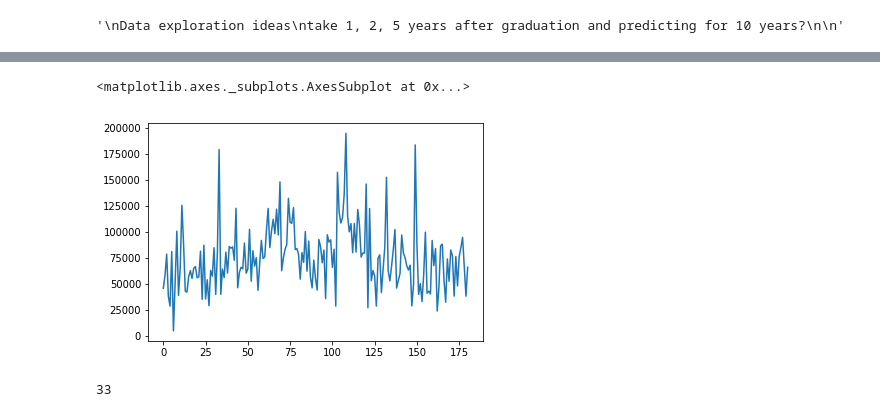
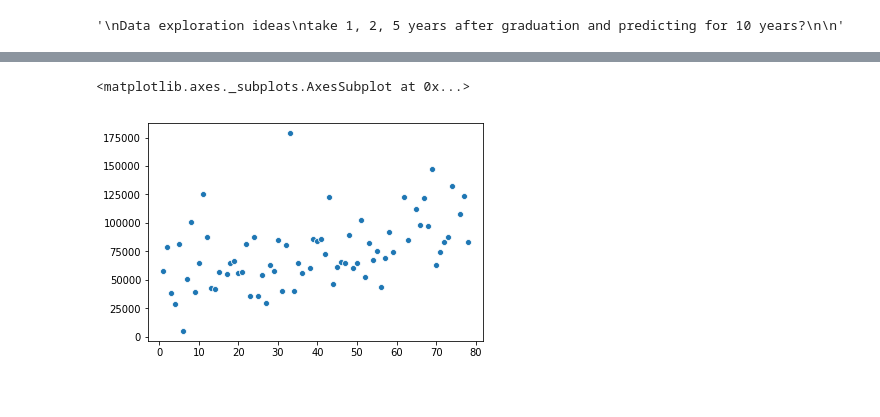
Before and after one commit to mrbilltran/alberta-grad-earnings-project, a Jupyter notebook: Exploration-May19.ipynb, the cells around one changed output, grey strips where cells are left out. Drawn from its saved outputs; the diff is of its cells as text; code cells hidden in the pictures.

```diff
--- a/Exploration-May19.ipynb
+++ b/Exploration-May19.ipynb
@@ -67,0 +24,32 @@ NameError: name 'df' is not defined
+# %%
+def dataframe_cleaning(dfs, year):
+    # years is a textual input from user
+    if year == "One":
+        df = dfs['One Year After Graduation'].dropna()
+    else:
+        df = dfs[f"{year} Years After Graduation"].dropna()
+
+    #df = df["Years After Graduation"].dropna()
+    df = df.rename(columns={"Field of Study (CIP code)": "Field_of_Study","Years After Graduation":"Years_After_Graduation"})
+    df["Field_of_Study_new"] = df.Field_of_Study.str.replace('(\d+.)', '')
+    df["Field_of_Study_index"] = df.Field_of_Study.str.extract('(\d+)', expand=True)
+    df = df.drop(columns="Field_of_Study")
+
+    for item in df.itertuples():
+        if item[1] == "Overall (All Graduates)":
+            df.drop(item[0], inplace=True )
+
+    for item in df.itertuples():
+        if item[6] == " Total (All Graduates)":
+            df.drop(item[0], inplace=True )
+
+    for item in df.itertuples():
+        if item[6] == " Total":
+            df.drop(item[0], inplace=True )
+
+
+    print(df.Field_of_Study_new.nunique())
+    return df
+
+
+df = dataframe_cleaning(dfs, "Ten")
@@ -68,5 +95,5 @@ NameError: name 'df' is not defined
 # %%
-sns.lineplot(data=TenYears["Median Income"])
+sns.scatterplot(data=df["Median Income"])
 # %% [output]
 <matplotlib.axes._subplots.AxesSubplot at 0x...>
-[figure, old version]
+[figure, new version]
@@ -85,4 +99,0 @@ for item in TenYears.itertuples():
-# %%
-TenYears.Field_of_Study.nunique()
-# %% [output]
-33
```
Also changed, not shown: parts of 18 cells of this notebook.
